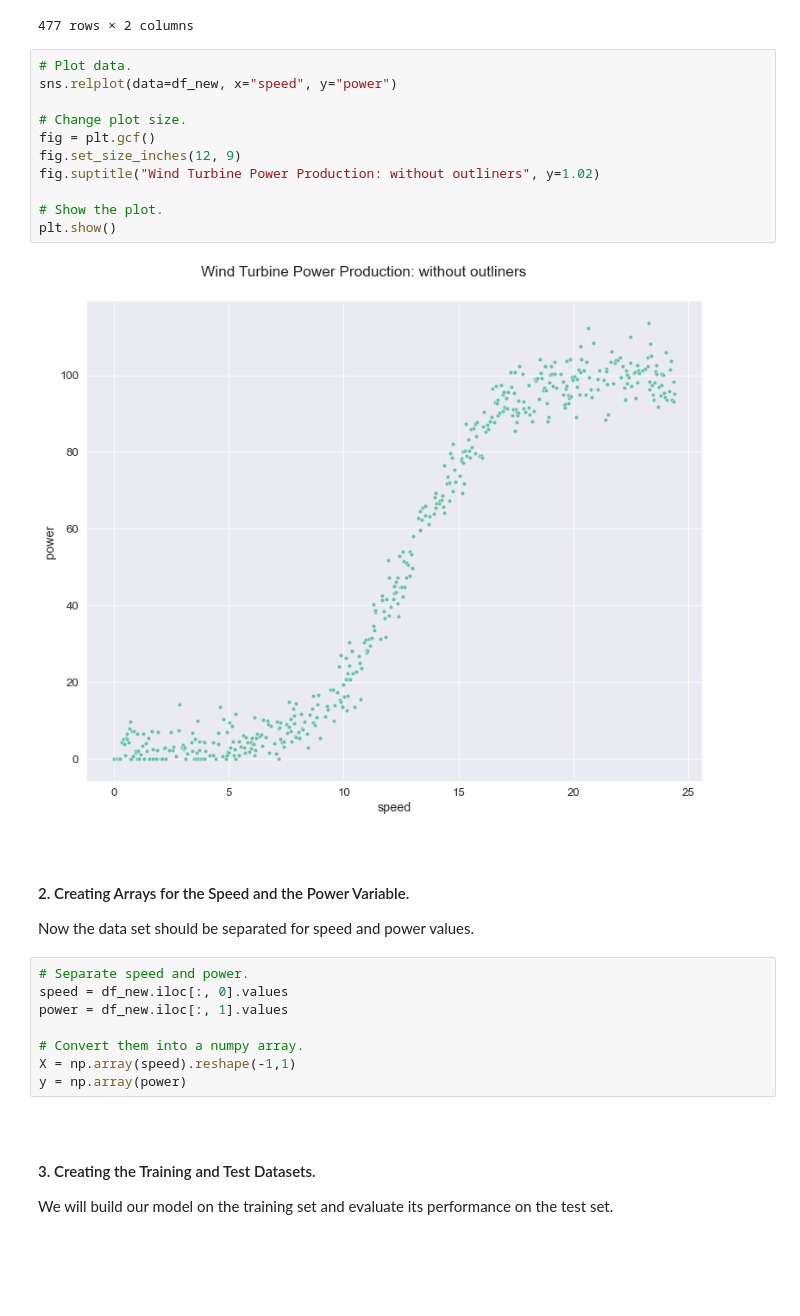
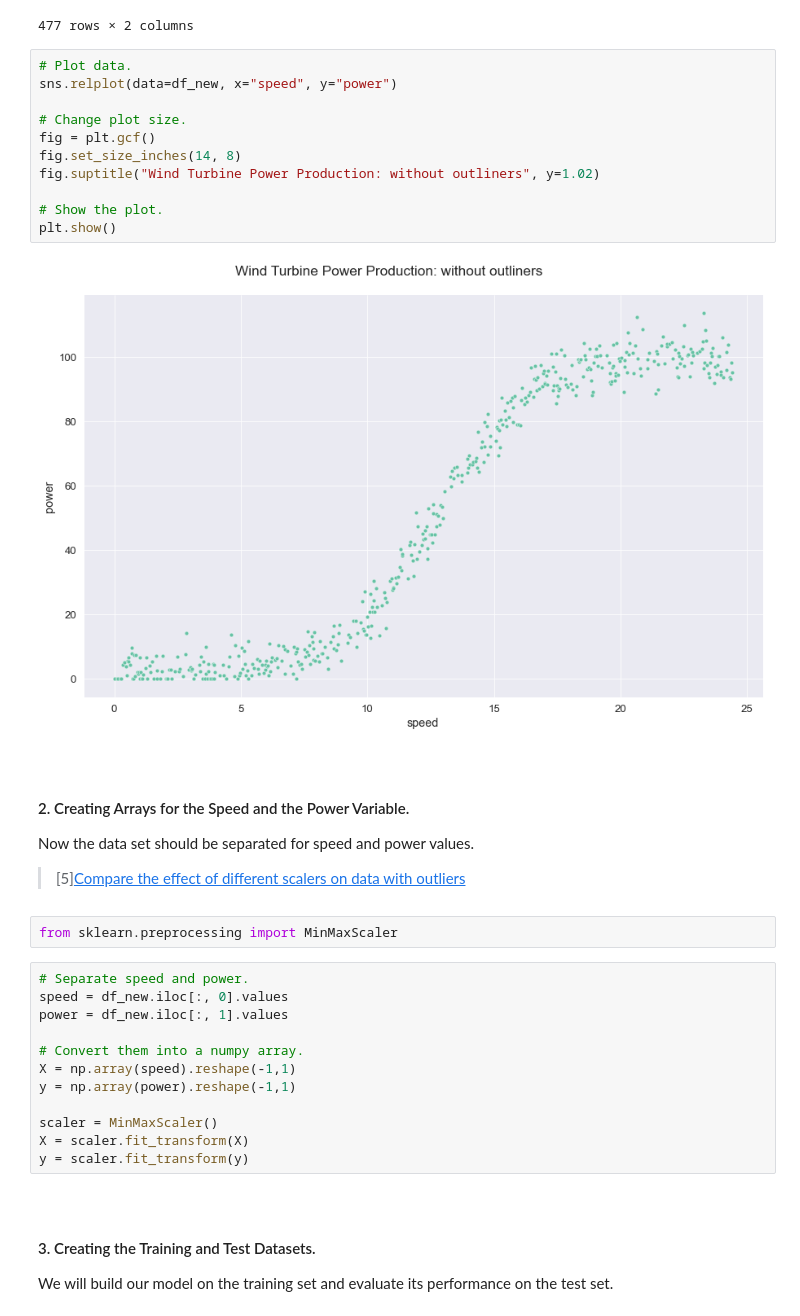
Before and after one commit to olgarozhdestvina/Machine-Learning-and-Statistics-Project, a Jupyter notebook: Power_production_model.ipynb, the cells around one changed output. Cells and saved outputs as stored; diff of their text form; blank space fills up the shorter version.

Commit message:
Added polynomial features before applying to neural network. Also scaled the data minmaxscaler which lowered mse. Made slight changes to the plots for neural network.

```diff
--- a/Power_production_model.ipynb
+++ b/Power_production_model.ipynb
@@ -171,22 +171,25 @@ df_new
 # %%
 # Plot data.
 sns.relplot(data=df_new, x="speed", y="power")
 
 # Change plot size.
 fig = plt.gcf()
-fig.set_size_inches(12, 9)
+fig.set_size_inches(14, 8)
 fig.suptitle("Wind Turbine Power Production: without outliners", y=1.02)
 
 # Show the plot.
 plt.show()
 # %% [output]
-[figure, old version]
+[figure, new version]
 # %% [markdown]
 <br>
 
 #### 2. Creating Arrays for the Speed and the Power Variable.  <a name="arrays"></a>
 
 Now the data set should be separated for speed and power values.
+>[5][Compare the effect of different scalers on data with outliers](https://scikit-learn.org/stable/auto_examples/preprocessing/plot_all_scaling.html)
+# %%
+from sklearn.preprocessing import MinMaxScaler
 # %%
 # Separate speed and power.
 speed = df_new.iloc[:, 0].values
@@ -194,7 +197,11 @@ power = df_new.iloc[:, 1].values
 
 # Convert them into a numpy array.
 X = np.array(speed).reshape(-1,1)
-y = np.array(power)
+y = np.array(power).reshape(-1,1)
+
+scaler = MinMaxScaler()
+X = scaler.fit_transform(X)
+y = scaler.fit_transform(y)
 # %% [markdown]
 <br>
 
```
Also changed, not shown: parts of 17 cells of this notebook.
